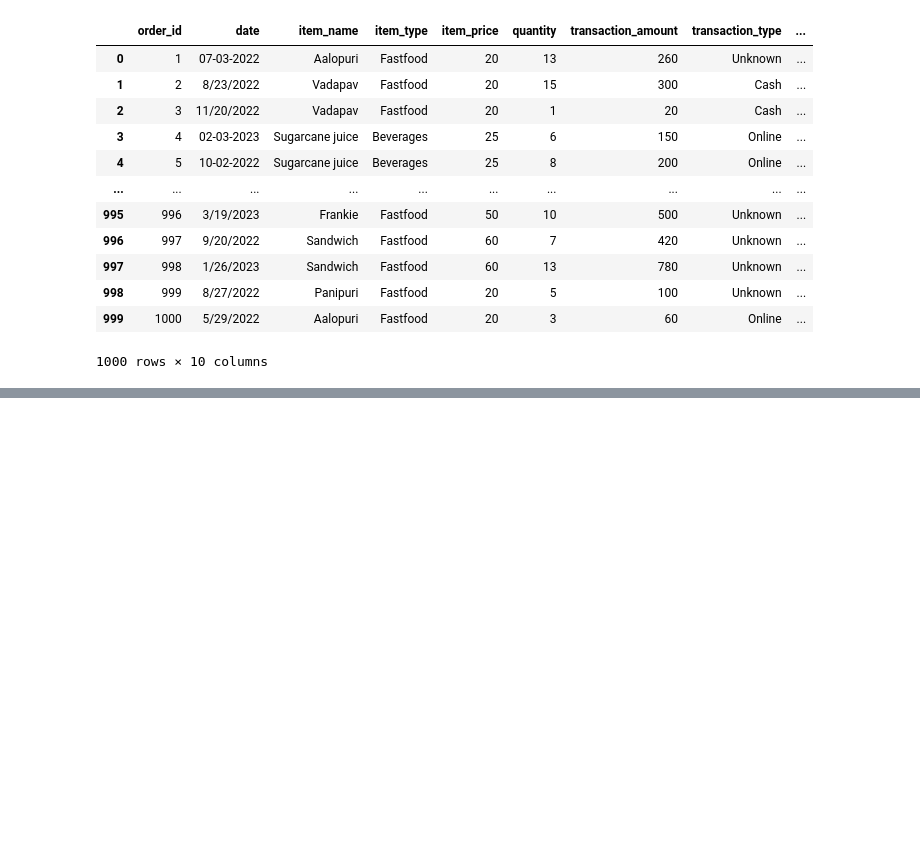
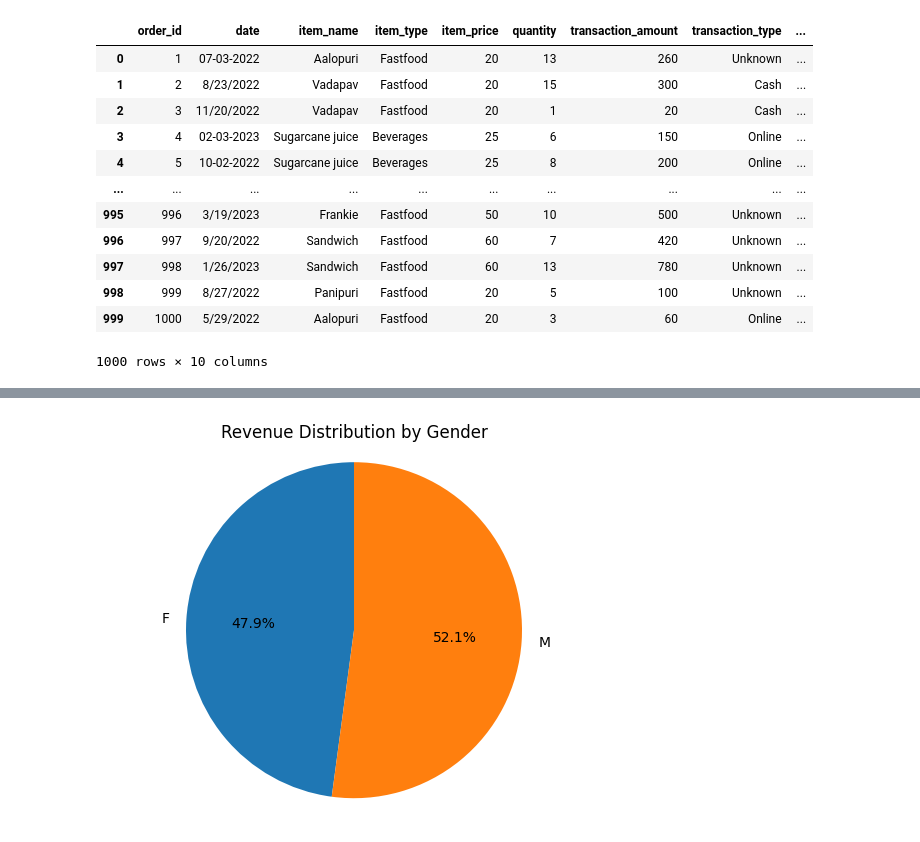
Before and after one commit to yarinsella/Balaji_Restaurant_Analysis, a Jupyter notebook: Gal.ipynb, the cells around one changed output, grey strips where cells are left out. Saved outputs shown, nothing was run; the diff lists cells and outputs as text; code cells hidden in the pictures; blank space fills up the shorter version.

Commit message:
The 4 graphs of Customer profiling

```diff
--- a/Gal.ipynb
+++ b/Gal.ipynb
@@ -44,3 +44,13 @@ balaji
 | 998 | 999 | 8/27/2022 | Panipuri | Fastfood | 20 | 5 | 100 | Unknown | ... |
 | 999 | 1000 | 5/29/2022 | Aalopuri | Fastfood | 20 | 3 | 60 | Online | ... |
 1000 rows × 10 columns
+# %%
+balaji = balaji.rename(
+    columns={"received_by": "gender"}
+)
+
+balaji["gender"] = balaji["gender"].replace({
+    "Mr.": "M",
+    "Mrs.": "F"
+})
+balaji
@@ -46,0 +71,22 @@ balaji
+# %%
+# Calculate total revenue per gender
+gender_revenue = (
+    balaji.groupby("gender")["transaction_amount"]
+    .sum()
+)
+
+# Create a pie chart showing revenue distribution by gender
+plt.figure()
+plt.pie(
+    gender_revenue.values,           # revenue values
+    labels=gender_revenue.index,     # gender labels
+    autopct="%1.1f%%",               # show percentage on the chart
+    startangle=90                    # rotate the chart in 90 degrees for a better view
+)
+
+# Set the graph labels
+plt.title("Revenue Distribution by Gender")
+plt.axis("equal")   # Ensure the pie chart is a circle
+plt.show()
+# %% [output]
+[figure, added]
```
Also changed, not shown: parts of 4 cells of this notebook.
